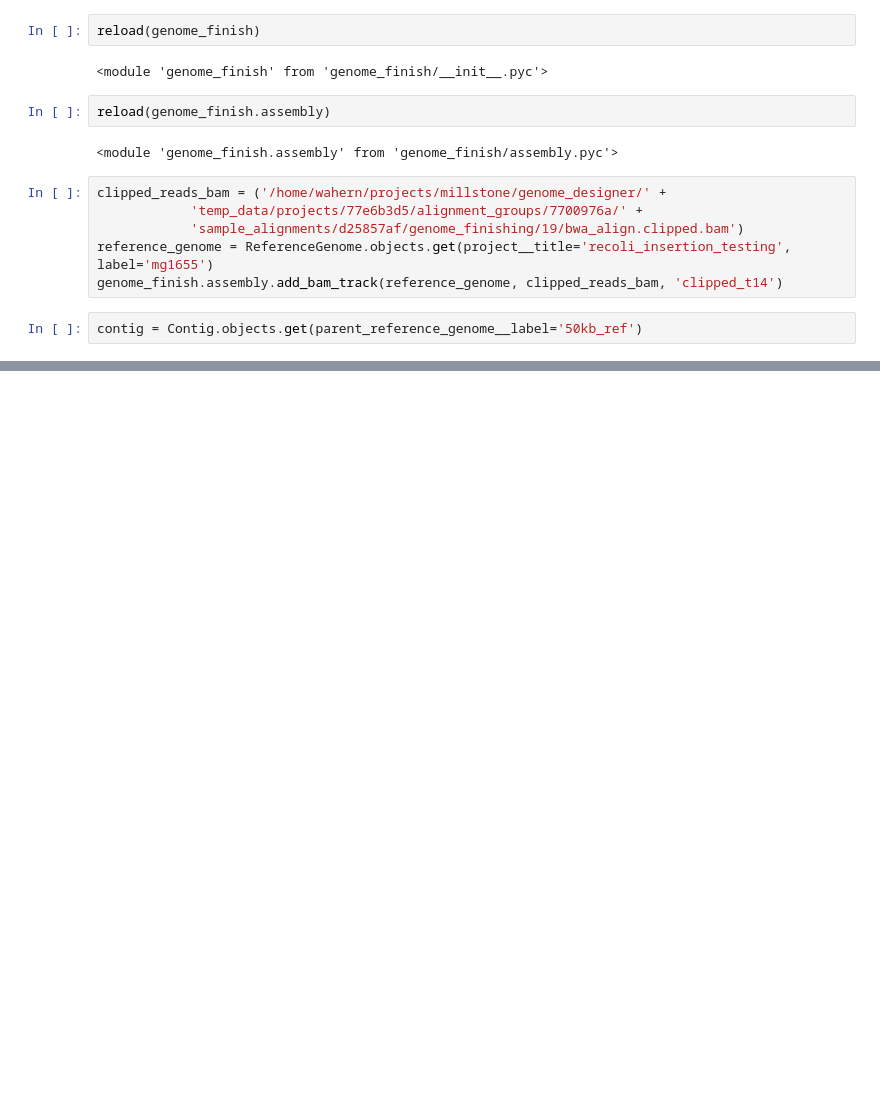
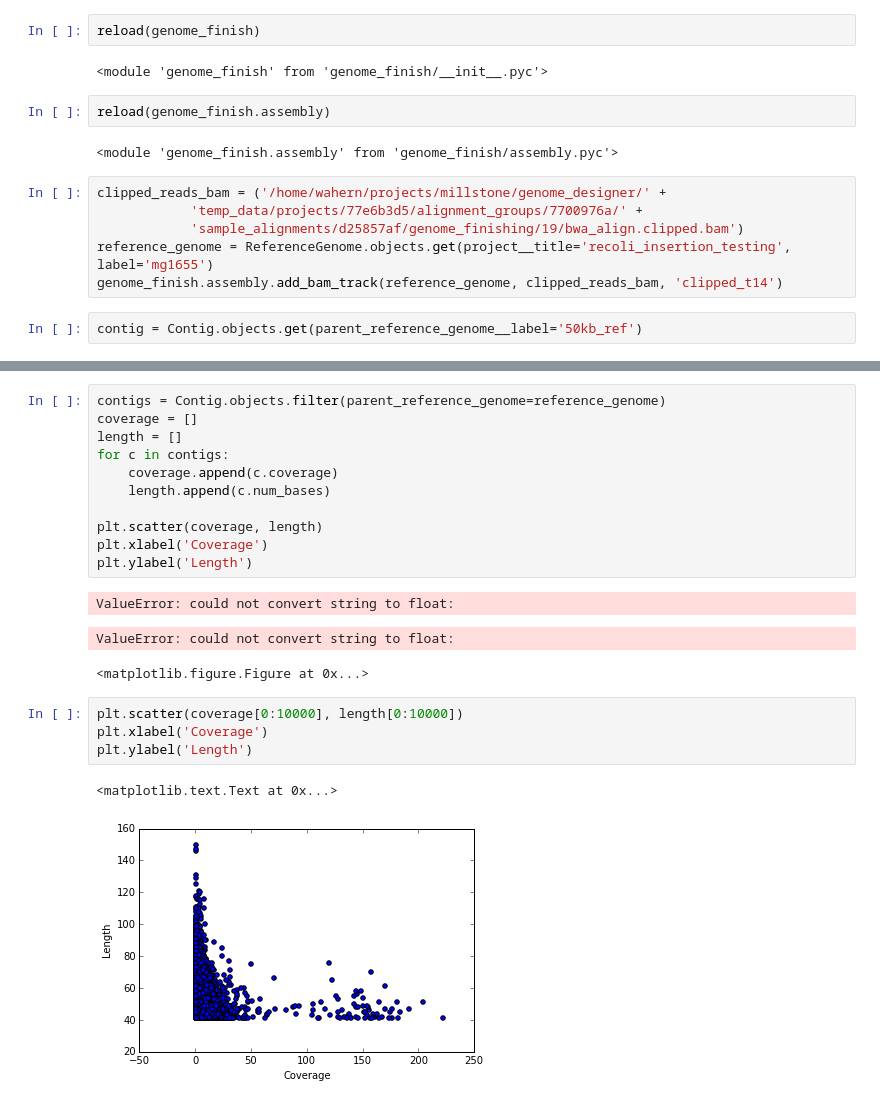
Before and after one commit to woodymit/millstone, a Jupyter notebook: genome_designer/assembly_testing.ipynb, the cells around one changed output, grey strips where cells are left out. Drawn from its saved outputs; the diff is of its cells as text; blank space fills up the shorter version.

```diff
--- a/genome_designer/assembly_testing.ipynb
+++ b/genome_designer/assembly_testing.ipynb
@@ -182,0 +219,22 @@ contig = Contig.objects.get(parent_reference_genome__label='50kb_ref')
+# %%
+contigs = Contig.objects.filter(parent_reference_genome=reference_genome)
+coverage = []
+length = []
+for c in contigs:
+    coverage.append(c.coverage)
+    length.append(c.num_bases)
+
+plt.scatter(coverage, length)
+plt.xlabel('Coverage')
+plt.ylabel('Length')
+# %% [output]
+ValueError: could not convert string to float:
+ValueError: could not convert string to float:
+<matplotlib.figure.Figure at 0x...>
+# %%
+plt.scatter(coverage[0:10000], length[0:10000])
+plt.xlabel('Coverage')
+plt.ylabel('Length')
+# %% [output]
+<matplotlib.text.Text at 0x...>
+[figure, added]
```
Also changed, not shown: parts of 8 cells of this notebook, 2 other files.
